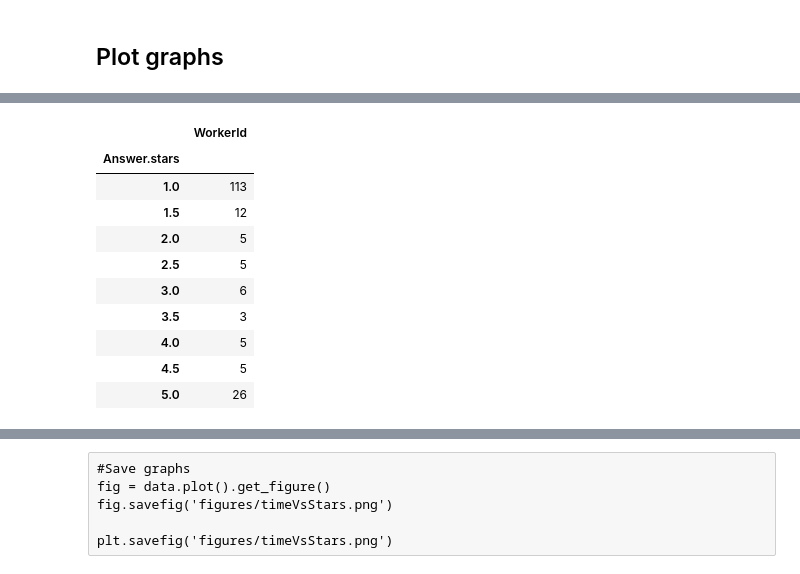
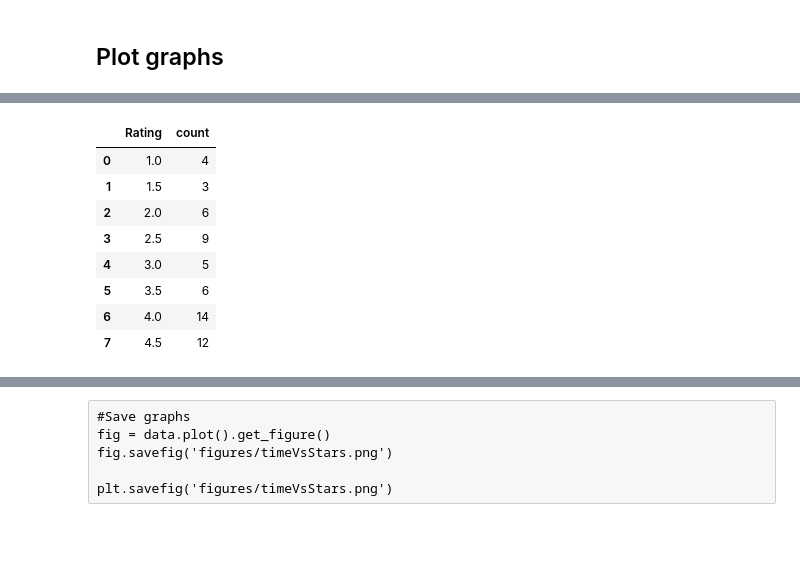
Before and after one commit to Malspherus/AmbiVec, a Jupyter notebook: main.ipynb, the cells around one changed output, grey strips where cells are left out. Saved outputs shown, nothing was run; the diff lists cells and outputs as text; code cells hidden in the pictures; blank space fills up the shorter version.

```diff
--- a/main.ipynb
+++ b/main.ipynb
@@ -1096,2 +1120,5 @@ amtres = pd.read_csv("Batch_305165_batch_results.csv")
+# %%
+#amtres = pd.read_csv("Batch_305165_batch_results.csv") #pilot 1
+amtres = pd.read_csv("Batch_305480_batch_results.csv") #pilot 2
 # %% [markdown]
 ## Plot graphs
@@ -1098,11 +1128,18 @@ amtres = pd.read_csv("Batch_305165_batch_results.csv")
 # %%
 #Extract and format data for plots
 
-amtres['severity'] = amtres.apply(lambda row: 10
+amtres['severity'] = amtres.apply(lambda row: 10 #TODO: calculate actual value
                                   if row['Input.method'] == 'random'
                                   else (json.loads(row['Input.config'].replace("'", '"'))['param']['dist']
                                         if row['Input.method'] == 'dist'
-                                        else 10)
+                                        else -1)
+                                  , axis = 1)
+
+amtres['Answer.mistakeSource'] = amtres.apply(lambda row: 'artificial'
+                                  if row['Answer.mistakeSource.artificial'] == True
+                                  else ( 'human'
+                                        if row['Answer.mistakeSource.human'] == True
+                                        else 'correct')
                                   , axis = 1)
 
 data = amtres[['Answer.stars', 'WorkTimeInSeconds', 'severity']]#.sort_values(['Answer.stars', 'WorkTimeInSeconds'])
@@ -1121,16 +1169,14 @@ amtres.head()
 # %%
 #Total answers per rating
-amtres[['Answer.stars', 'WorkerId']].groupby('Answer.stars').count().head(50)
+amtres[['Answer.stars', 'WorkerId']].groupby('Answer.stars').count().reset_index().rename(columns={'Answer.stars': 'Rating', 'WorkerId': 'count'}).head(50)
 # %% [output]
-|  | WorkerId |
-| Answer.stars |  |
-| 1.0 | 113 |
-| 1.5 | 12 |
-| 2.0 | 5 |
-| 2.5 | 5 |
-| 3.0 | 6 |
-| 3.5 | 3 |
-| 4.0 | 5 |
-| 4.5 | 5 |
-| 5.0 | 26 |
+|  | Rating | count |
+| 0 | 1.0 | 4 |
+| 1 | 1.5 | 3 |
+| 2 | 2.0 | 6 |
+| 3 | 2.5 | 9 |
+| 4 | 3.0 | 5 |
+| 5 | 3.5 | 6 |
+| 6 | 4.0 | 14 |
+| 7 | 4.5 | 12 |
 # %%
```
Also changed, not shown: parts of 31 cells of this notebook, 1 other file.
